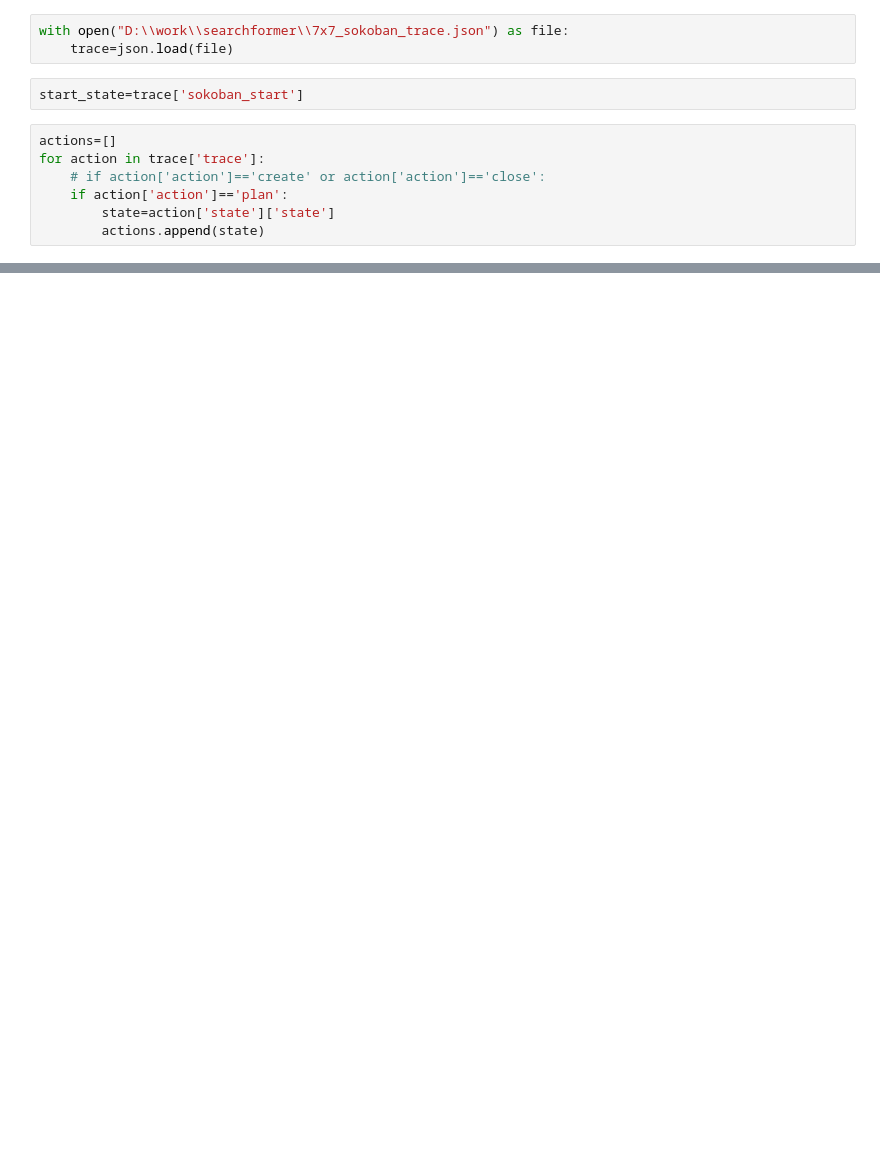
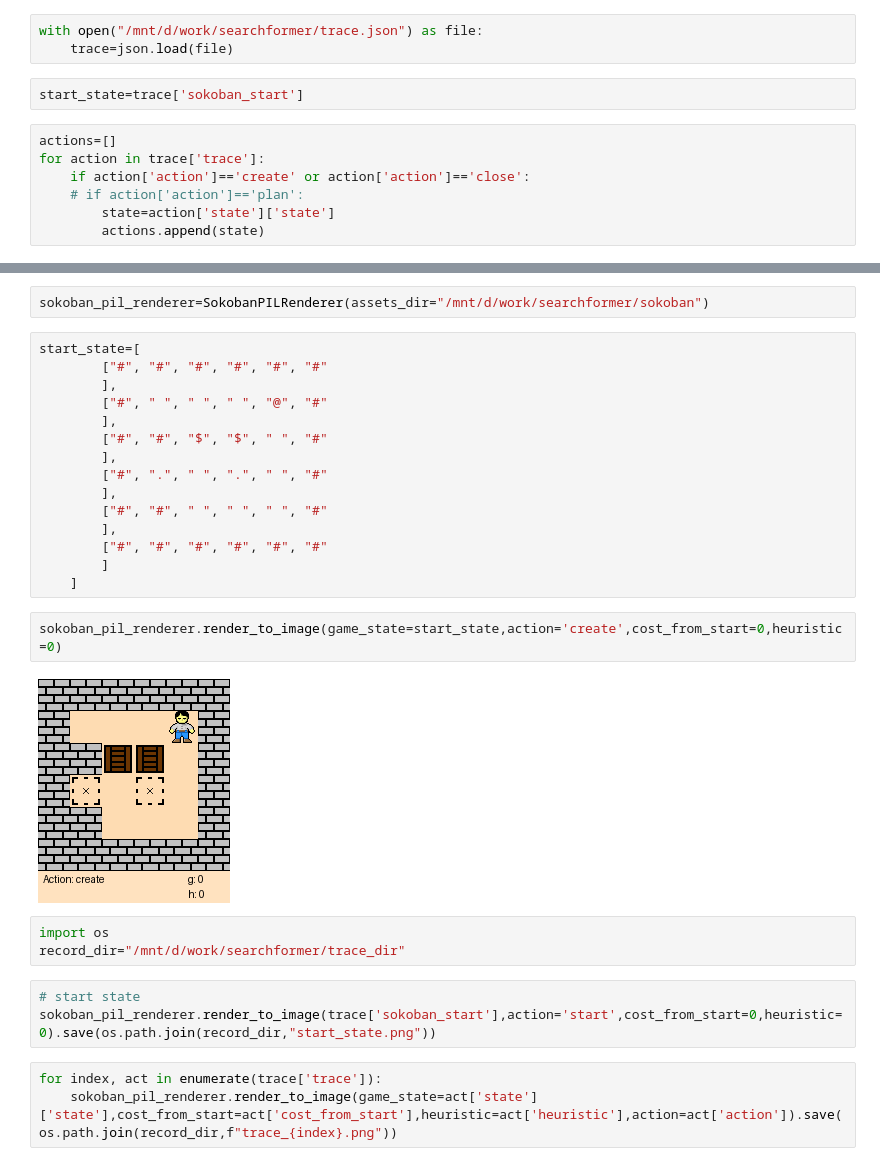
Before and after one commit to rahim-xelpmoc/searchformer, a Jupyter notebook: sokoban_example.ipynb, the cells around one changed output, grey strips where cells are left out. Drawn from its saved outputs; the diff is of its cells as text; blank space fills up the shorter version.

```diff
--- a/sokoban_example.ipynb
+++ b/sokoban_example.ipynb
@@ -10,14 +10,14 @@ pygame 2.6.1 (SDL 2.28.4, Python 3.12.4)
 Hello from the pygame community. https://www.pygame.org/contribute.html
 # %%
-with open("D:\\work\\searchformer\\7x7_sokoban_trace.json") as file:
+with open("/mnt/d/work/searchformer/trace.json") as file:
     trace=json.load(file)
 # %%
 start_state=trace['sokoban_start']
 # %%
 actions=[]
 for action in trace['trace']:
-    # if action['action']=='create' or action['action']=='close':
-    if action['action']=='plan':
+    if action['action']=='create' or action['action']=='close':
+    # if action['action']=='plan':
         state=action['state']['state']
         actions.append(state)
 # %%
@@ -47,0 +101,30 @@ Error:
+# %%
+sokoban_pil_renderer=SokobanPILRenderer(assets_dir="/mnt/d/work/searchformer/sokoban")
+# %%
+start_state=[
+        ["#", "#", "#", "#", "#", "#"
+        ],
+        ["#", " ", " ", " ", "@", "#"
+        ],
+        ["#", "#", "$", "$", " ", "#"
+        ],
+        ["#", ".", " ", ".", " ", "#"
+        ],
+        ["#", "#", " ", " ", " ", "#"
+        ],
+        ["#", "#", "#", "#", "#", "#"
+        ]
+    ]
+# %%
+sokoban_pil_renderer.render_to_image(game_state=start_state,action='create',cost_from_start=0,heuristic=0)
+# %% [output]
+[figure, added]
+# %%
+import os
+record_dir="/mnt/d/work/searchformer/trace_dir"
+# %%
+# start state
+sokoban_pil_renderer.render_to_image(trace['sokoban_start'],action='start',cost_from_start=0,heuristic=0).save(os.path.join(record_dir,"start_state.png"))
+# %%
+for index, act in enumerate(trace['trace']):
+    sokoban_pil_renderer.render_to_image(game_state=act['state']['state'],cost_from_start=act['cost_from_start'],heuristic=act['heuristic'],action=act['action']).save(os.path.join(record_dir,f"trace_{index}.png"))
```
Also changed, not shown: parts of 5 cells of this notebook, 26 other files.
